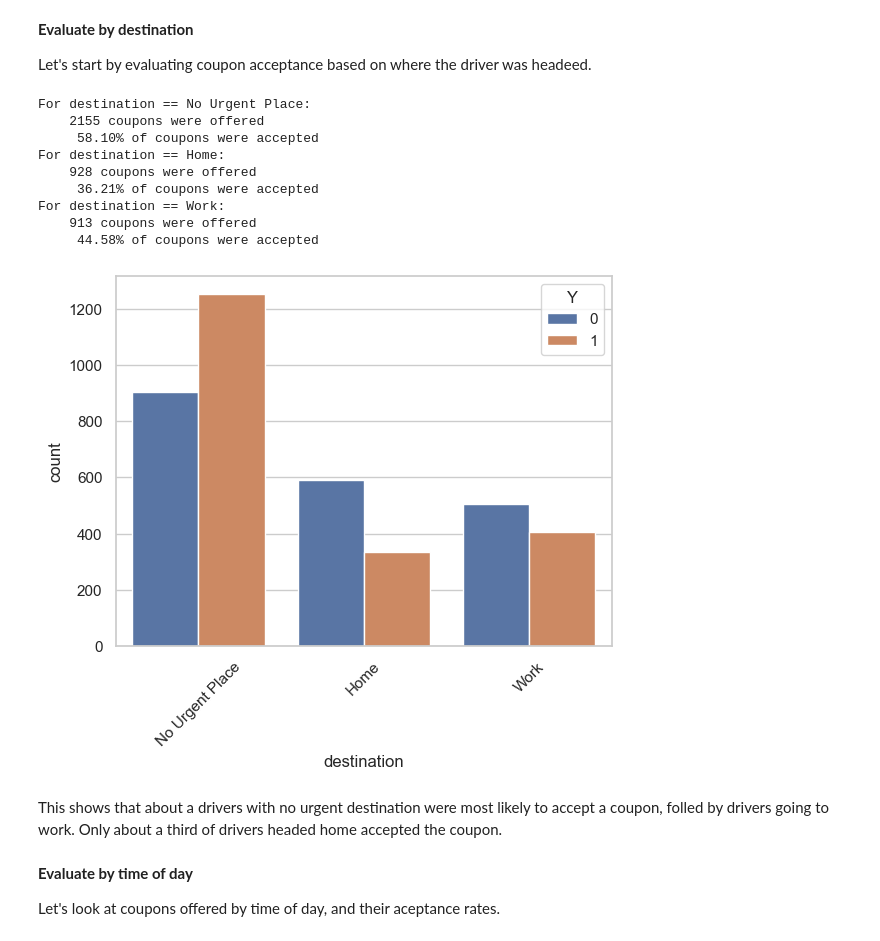
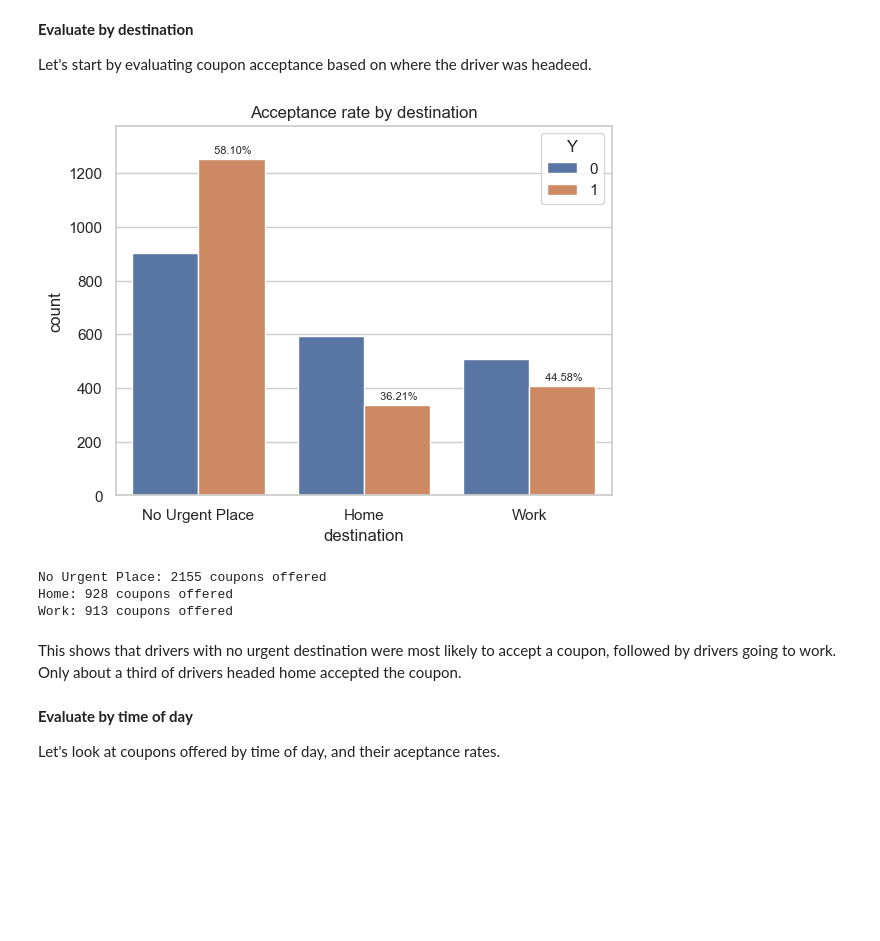
Before and after one commit to siraj-ahmed-cal/practical-application-1, a Jupyter notebook: prompt.ipynb, the cells around one changed output. Drawn from its saved outputs; the diff is of its cells as text; code cells hidden in the pictures; blank space fills up the shorter version.

Commit message:
Refactored helper method to improve visualization, and saved charts to images/ folder

```diff
--- a/prompt.ipynb
+++ b/prompt.ipynb
@@ -430,20 +431,14 @@ def evaluate_cc_acceptance(df, field):
 
 Let's start by evaluating coupon acceptance based on where the driver was headeed.
 # %%
-evaluate_cc_acceptance(coffee_coupons, 'destination')
+visualize_cc_acceptance(coffee_coupons, 'destination')
 # %% [output]
+[figure, new version]
-For destination == No Urgent Place:
-    2155 coupons were offered
-     58.10% of coupons were accepted
-For destination == Home:
-    928 coupons were offered
-     36.21% of coupons were accepted
-For destination == Work:
-    913 coupons were offered
-     44.58% of coupons were accepted
+No Urgent Place: 2155 coupons offered
+Home: 928 coupons offered
+Work: 913 coupons offered
-[figure, old version]
 # %% [markdown]
-This shows that about a drivers with no urgent destination were most likely to accept a coupon, folled by drivers going to work. Only about a third of drivers headed home accepted the coupon.
+This shows that drivers with no urgent destination were most likely to accept a coupon, followed by drivers going to work. Only about a third of drivers headed home accepted the coupon.
 # %% [markdown]
 **Evaluate by time of day**
 
```
Also changed, not shown: parts of 11 cells of this notebook, 5 other files.
